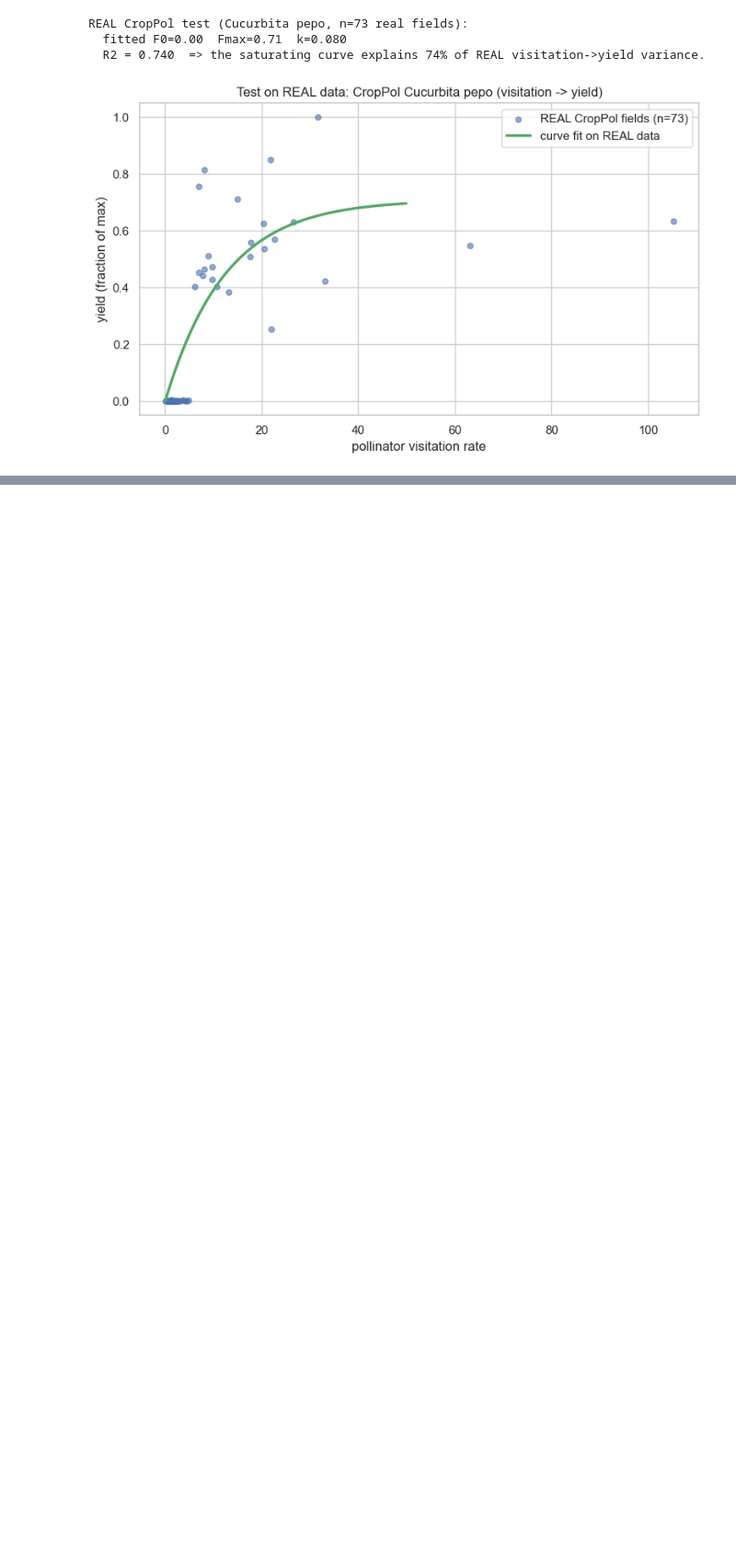
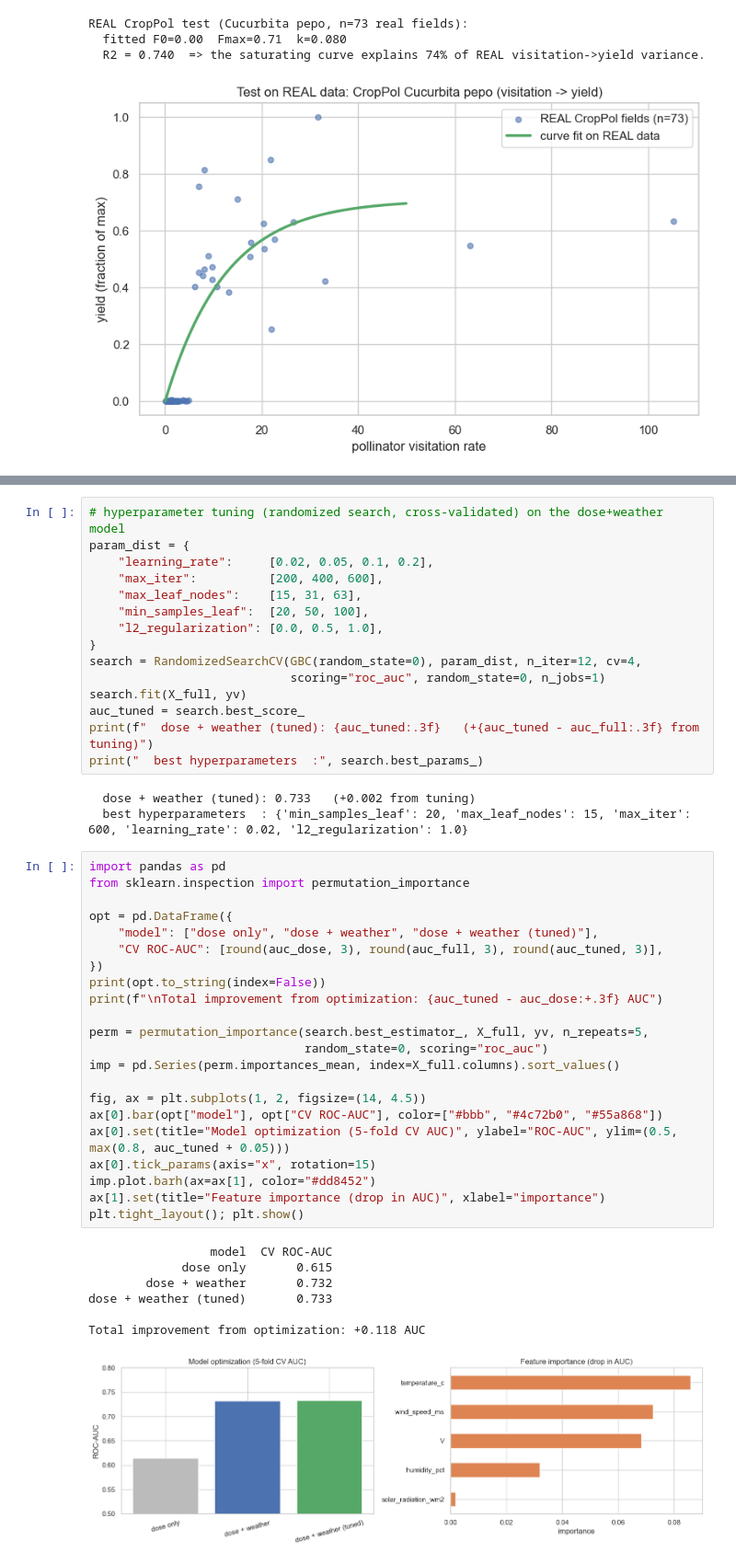
Before and after one commit to Manheim666/Bee-A-Hero, a Jupyter notebook: notebooks/03_ml_dose_response.ipynb, the cells around one changed output, grey strips where cells are left out. Shown at 92% size. Drawn from its saved outputs; the diff is of its cells as text; blank space fills up the shorter version.

```diff
--- a/notebooks/03_ml_dose_response.ipynb
+++ b/notebooks/03_ml_dose_response.ipynb
@@ -348,3 +380,51 @@ REAL CropPol test (Cucurbita pepo, n=73 real fields):
+# %%
+# hyperparameter tuning (randomized search, cross-validated) on the dose+weather model
+param_dist = {
+    "learning_rate":     [0.02, 0.05, 0.1, 0.2],
+    "max_iter":          [200, 400, 600],
+    "max_leaf_nodes":    [15, 31, 63],
+    "min_samples_leaf":  [20, 50, 100],
+    "l2_regularization": [0.0, 0.5, 1.0],
+}
+search = RandomizedSearchCV(GBC(random_state=0), param_dist, n_iter=12, cv=4,
+                            scoring="roc_auc", random_state=0, n_jobs=1)
+search.fit(X_full, yv)
+auc_tuned = search.best_score_
+print(f"  dose + weather (tuned): {auc_tuned:.3f}   (+{auc_tuned - auc_full:.3f} from tuning)")
+print("  best hyperparameters  :", search.best_params_)
+# %% [output]
+  dose + weather (tuned): 0.733   (+0.002 from tuning)
+  best hyperparameters  : {'min_samples_leaf': 20, 'max_leaf_nodes': 15, 'max_iter': 600, 'learning_rate': 0.02, 'l2_regularization': 1.0}
+# %%
+import pandas as pd
+from sklearn.inspection import permutation_importance
+
+opt = pd.DataFrame({
+    "model": ["dose only", "dose + weather", "dose + weather (tuned)"],
+    "CV ROC-AUC": [round(auc_dose, 3), round(auc_full, 3), round(auc_tuned, 3)],
+})
+print(opt.to_string(index=False))
+print(f"\nTotal improvement from optimization: {auc_tuned - auc_dose:+.3f} AUC")
+
+perm = permutation_importance(search.best_estimator_, X_full, yv, n_repeats=5,
+                              random_state=0, scoring="roc_auc")
+imp = pd.Series(perm.importances_mean, index=X_full.columns).sort_values()
+
+fig, ax = plt.subplots(1, 2, figsize=(14, 4.5))
+ax[0].bar(opt["model"], opt["CV ROC-AUC"], color=["#bbb", "#4c72b0", "#55a868"])
+ax[0].set(title="Model optimization (5-fold CV AUC)", ylabel="ROC-AUC", ylim=(0.5, max(0.8, auc_tuned + 0.05)))
+ax[0].tick_params(axis="x", rotation=15)
+imp.plot.barh(ax=ax[1], color="#dd8452")
+ax[1].set(title="Feature importance (drop in AUC)", xlabel="importance")
+plt.tight_layout(); plt.show()
+# %% [output]
+                 model  CV ROC-AUC
+             dose only       0.615
+        dose + weather       0.732
+dose + weather (tuned)       0.733
+
+Total improvement from optimization: +0.118 AUC
+[figure, added]
 # %% [markdown]
 ## Summary
 
```
Also changed, not shown: parts of 9 cells of this notebook, 3 other files.
